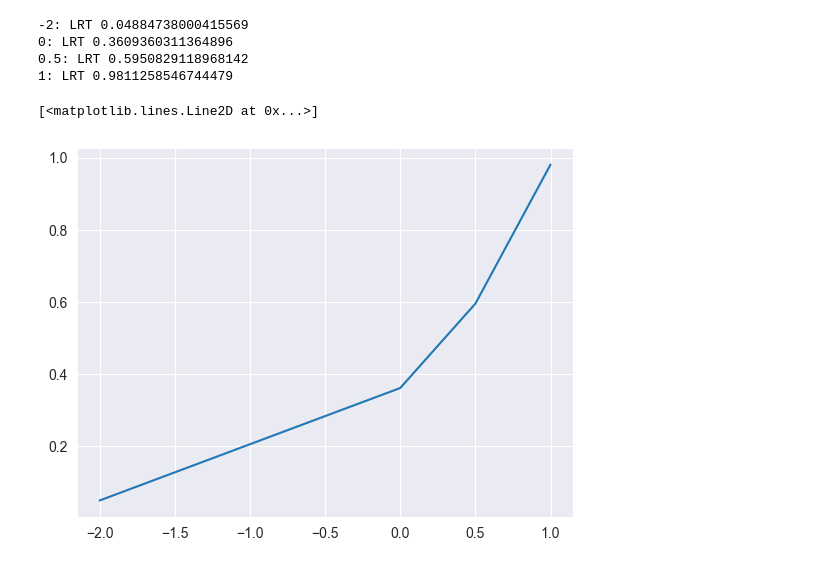
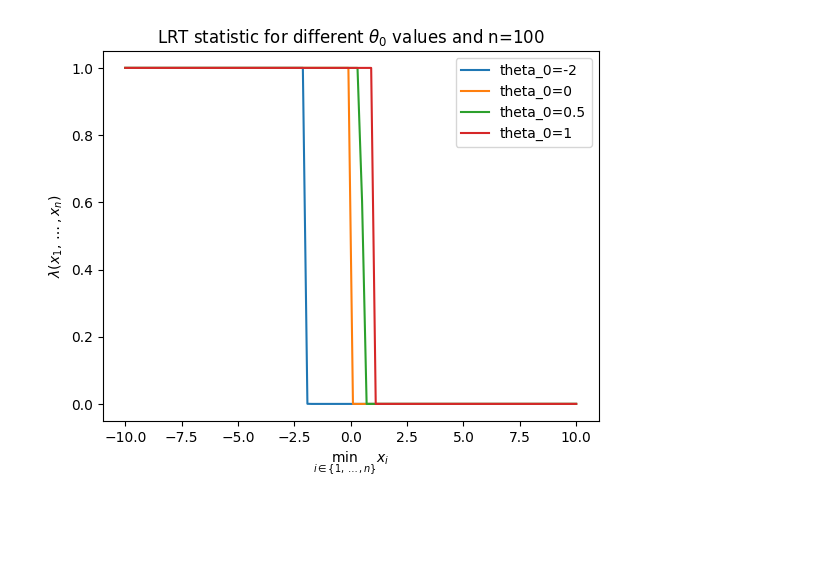
Before and after one commit to Yuvraj-Dhepe/uni_sda, a Jupyter notebook: week7/T2_Week7_Nicola.ipynb, the cells around one changed output. Cells and saved outputs as stored; diff of their text form; code cells hidden in the pictures; blank space fills up the shorter version.

```diff
--- a/week7/T2_Week7_Nicola.ipynb
+++ b/week7/T2_Week7_Nicola.ipynb
@@ -9,18 +4,27 @@ samples = [np.random.exponential(scale=1, size=100)]
 # %%
-def lrt(t0, x):
-    return np.exp(len(x) * (t0 - np.mean(x)))
+def lrt(t0, min_x, n):
+    return np.exp(n * (t0 - min_x) )if t0 <= min_x else 1
+
+def test_t0(t0, minima, n):
+    res = np.zeros(len(minima))
+
+    for i, min_x in enumerate(minima):
+        res[i] = lrt(t0, min_x, n)
+
+    return  res
 # %%
+n = 100
+minima_x = np.linspace(-10,10,n)
 theta_0_vals = [-2, 0, 0.5, 1]
-for t0 in theta_0_vals:
-    print(f"{t0}: LRT {lrt(t0, samples)}")
-# %% [output]
--2: LRT 0.04884738000415569
-0: LRT 0.3609360311364896
-0.5: LRT 0.5950829118968142
-1: LRT 0.9811258546744479
 # %%
-lrts = [lrt(t0, samples) for t0 in theta_0_vals]
-plt.plot(theta_0_vals, lrts)
+for t0 in theta_0_vals:
+    res=test_t0(t0, minima_x, n)
+    plt.plot(minima_x, res, label=f'theta_{0}={t0}')
+    plt.xlabel('$\min_{i\in\{1,\dots,n\}}{x_i}$')
+    plt.ylabel('$\lambda(x_1,\dots,x_n)$')
+    plt.legend(loc='best')
+    plt.title(f'LRT statistic for different $\\theta_{0}$ values and n={n}')
+
+plt.show()
 # %% [output]
-[<matplotlib.lines.Line2D at 0x...>]
-[figure, old version]
+[figure, new version]
```
Also changed, not shown: parts of 1 cell of this notebook.
